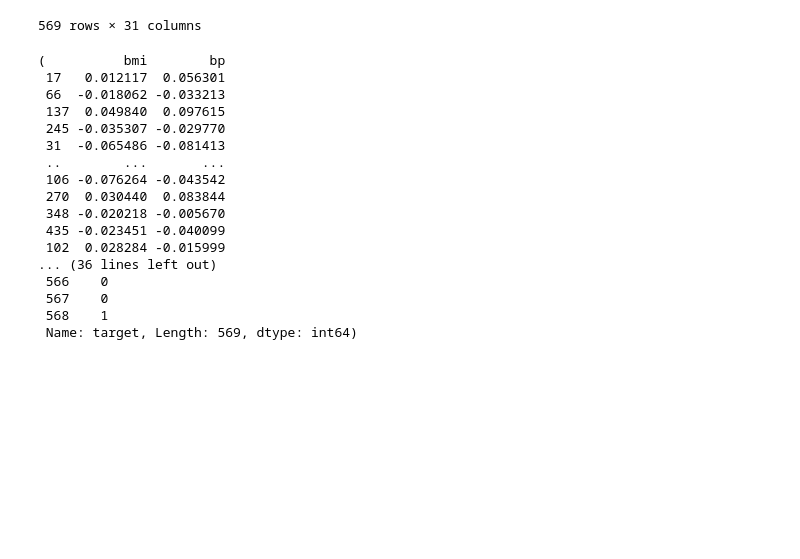
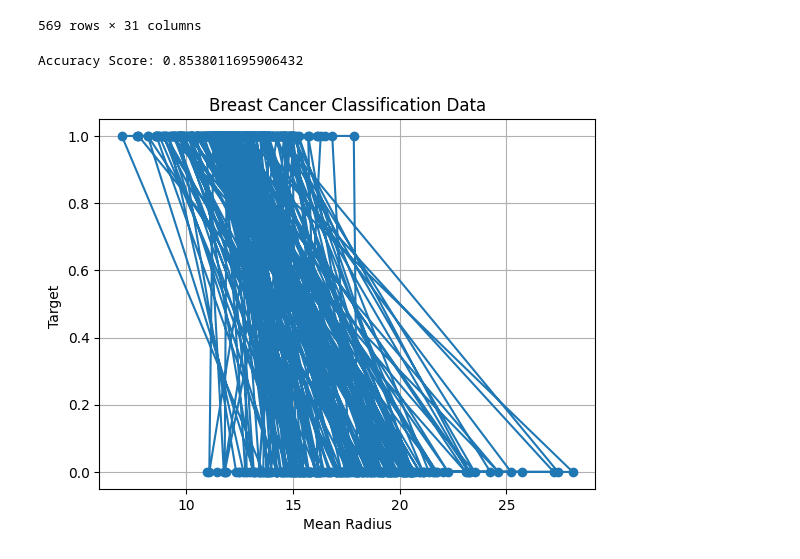
Before and after one commit to shimnasherin77-prog/machinelearning, a Jupyter notebook: syntheticdata.ipynb, the cells around one changed output. Saved outputs shown, nothing was run; the diff lists cells and outputs as text; code cells hidden in the pictures; blank space fills up the shorter version.

```diff
--- a/syntheticdata.ipynb
+++ b/syntheticdata.ipynb
@@ -143,38 +143,28 @@ df
 # %%
 import pandas as pd
 import matplotlib.pyplot as plt
 from sklearn.model_selection import train_test_split
 from sklearn.tree import DecisionTreeClassifier
 from sklearn.metrics import accuracy_score
 
 X = df[['mean radius','mean texture']]
 y = df['target']
 
 X_train, X_test, y_train, y_test = train_test_split(X, y, test_size=0.3, random_state = 42)
 model = DecisionTreeClassifier()
-model.fit(X_train, Y_train)
+model.fit(X_train, y_train)
 
 y_pred = model.predict(X_test)
 
-print("Accuracy Score:", accuracy_score(Y_test, y_pred))
+print("Accuracy Score:", accuracy_score(y_test, y_pred))
 
-plt.scatter()
+plt.plot(df['mean radius'], df['target'], marker='o')
+plt.xlabel("Mean Radius")
+plt.ylabel("Target ")
+plt.title("Breast Cancer Classification Data")
+plt.grid(True)
+plt.show()
 # %% [output]
-(          bmi        bp
- 17   0.012117  0.056301
- 66  -0.018062 -0.033213
- 137  0.049840  0.097615
- 245 -0.035307 -0.029770
- 31  -0.065486 -0.081413
- ..        ...       ...
- 106 -0.076264 -0.043542
- 270  0.030440  0.083844
- 348 -0.020218 -0.005670
- 435 -0.023451 -0.040099
- 102  0.028284 -0.015999
-... (36 lines left out)
- 566    0
- 567    0
- 568    1
- Name: target, Length: 569, dtype: int64)
+Accuracy Score: 0.8538011695906432
+[figure, added]
 # %%
```
Also changed, not shown: parts of 1 cell of this notebook, 17 other files.
